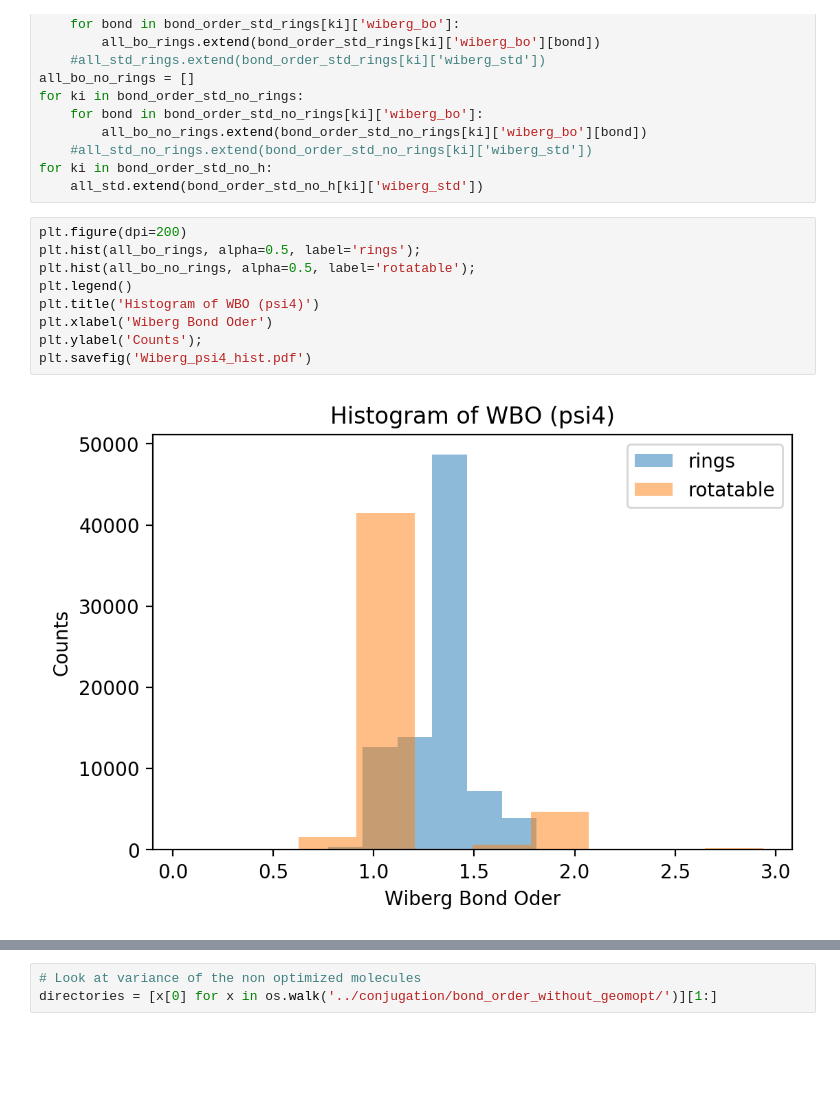
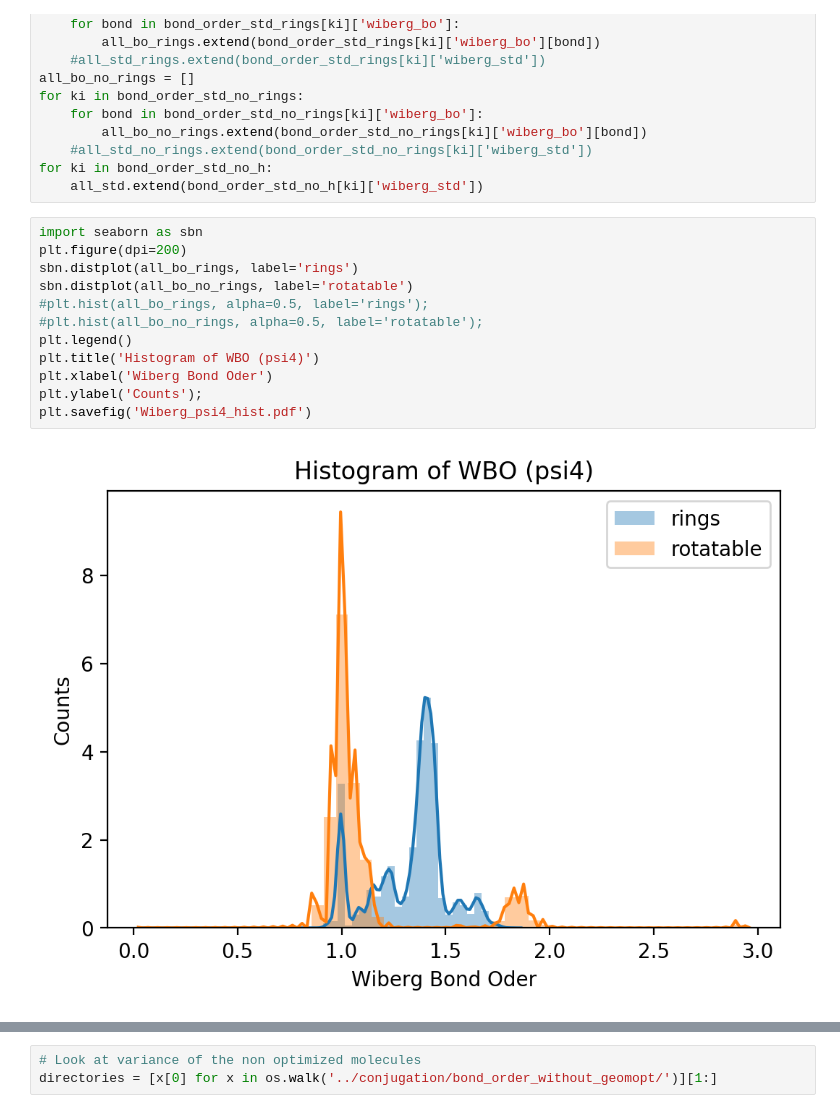
Before and after one commit to choderalab/fragmenter_data, a Jupyter notebook: bond_order_variance/bond_order_std.ipynb, the cells around one changed output, grey strips where cells are left out. Cells and saved outputs as stored; diff of their text form; blank space fills up the shorter version.

Commit message:
kde plot

```diff
--- a/bond_order_variance/bond_order_std.ipynb
+++ b/bond_order_variance/bond_order_std.ipynb
@@ -244,15 +242,18 @@ for ki in bond_order_std_no_rings:
 for ki in bond_order_std_no_h:
     all_std.extend(bond_order_std_no_h[ki]['wiberg_std'])
 # %%
+import seaborn as sbn
 plt.figure(dpi=200)
-plt.hist(all_bo_rings, alpha=0.5, label='rings');
-plt.hist(all_bo_no_rings, alpha=0.5, label='rotatable');
+sbn.distplot(all_bo_rings, label='rings')
+sbn.distplot(all_bo_no_rings, label='rotatable')
+#plt.hist(all_bo_rings, alpha=0.5, label='rings');
+#plt.hist(all_bo_no_rings, alpha=0.5, label='rotatable');
 plt.legend()
 plt.title('Histogram of WBO (psi4)')
 plt.xlabel('Wiberg Bond Oder')
 plt.ylabel('Counts');
 plt.savefig('Wiberg_psi4_hist.pdf')
 # %% [output]
-[figure, old version]
+[figure, new version]
 # %%
 plt.figure(dpi=400)
```
Also changed, not shown: parts of 7 cells of this notebook, 3 other files.
